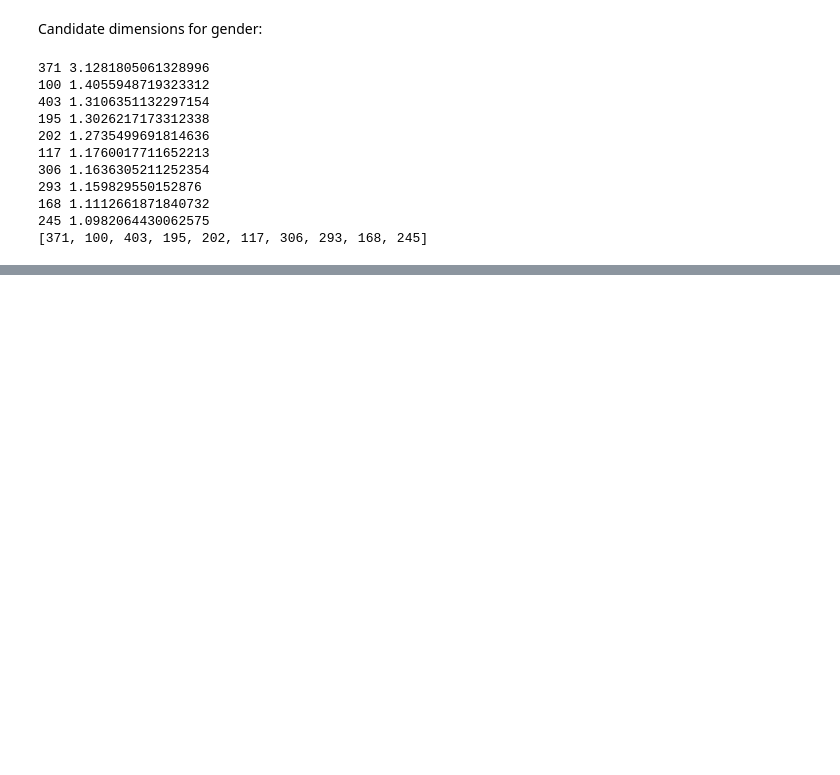
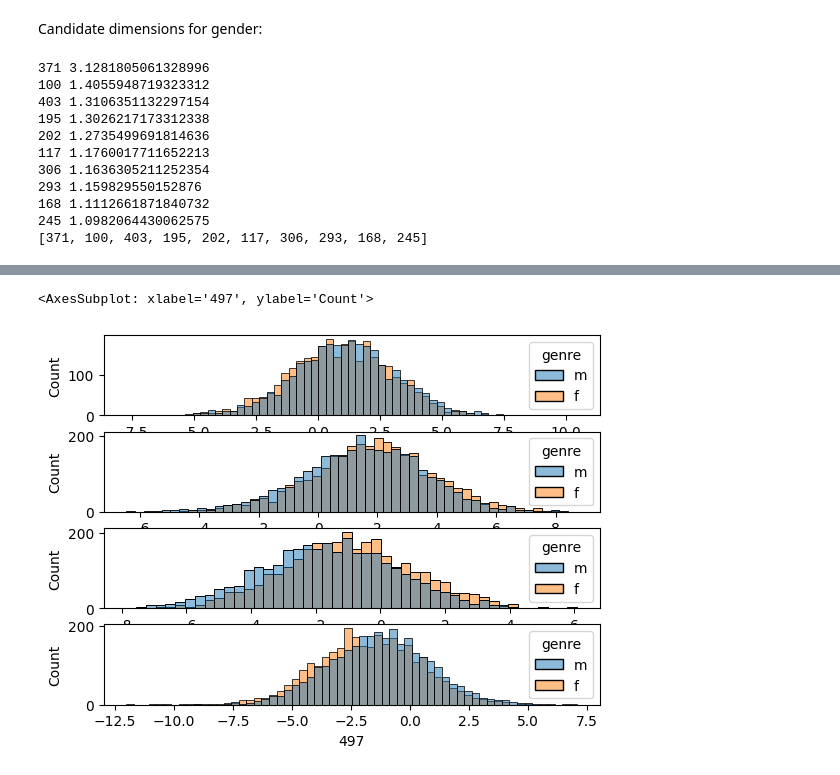
Before and after one commit to ClementineBleuze/WordEmbeddings, a Jupyter notebook: FlauBERT/retrieving-gender-information.ipynb, the cells around one changed output, grey strips where cells are left out. Cells and saved outputs as stored; diff of their text form; code cells hidden in the pictures; blank space fills up the shorter version.

```diff
--- a/FlauBERT/retrieving-gender-information.ipynb
+++ b/FlauBERT/retrieving-gender-information.ipynb
@@ -187,0 +228,9 @@ print(topn)
+# %%
+fig, axs = plt.subplots(4,1)
+sns.histplot(data = all_n_we, x = "408", hue='genre', ax=axs[0])
+sns.histplot(data = all_n_we, x = "229", hue='genre', ax=axs[1])
+sns.histplot(data = all_n_we, x = "186", hue='genre', ax=axs[2])
+sns.histplot(data = all_n_we, x = "497", hue='genre', ax=axs[3])
+# %% [output]
+<AxesSubplot: xlabel='497', ylabel='Count'>
+[figure, added]
```
Also changed, not shown: parts of 25 cells of this notebook.
